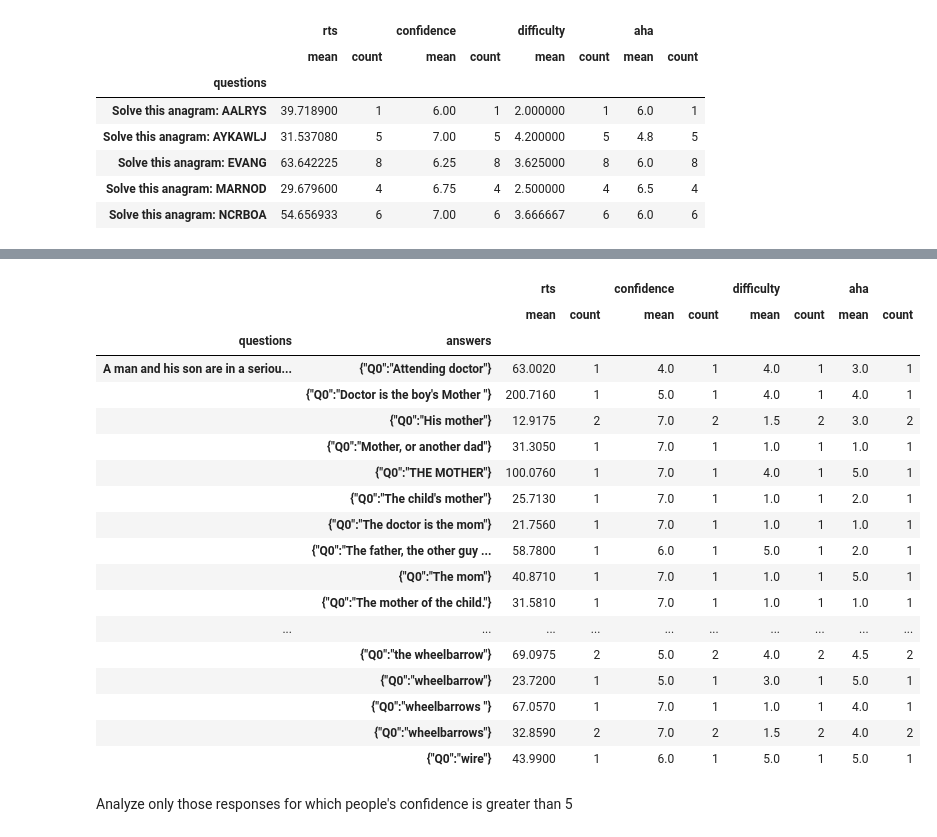
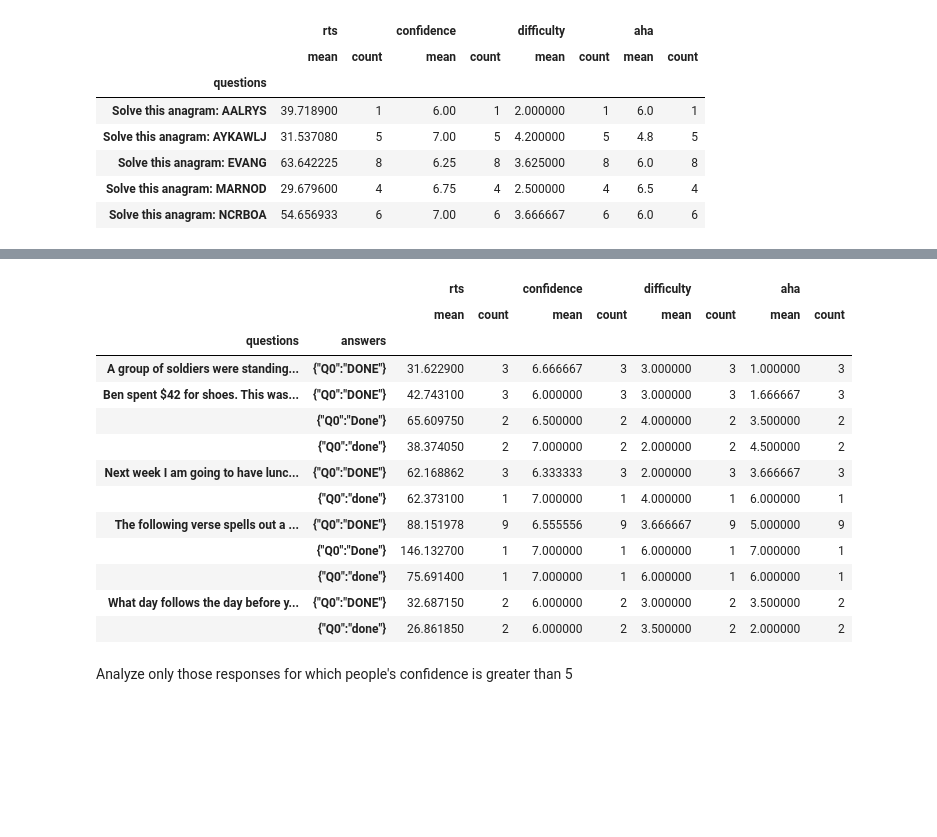
Before and after one commit to hermish/cocosci-research, a Jupyter notebook: analysis/probing_study/analysis.ipynb, the cells around one changed output, grey strips where cells are left out. Cells and saved outputs as stored; diff of their text form; code cells hidden in the pictures; blank space fills up the shorter version.

```diff
--- a/analysis/probing_study/analysis.ipynb
+++ b/analysis/probing_study/analysis.ipynb
@@ -253,28 +215,23 @@ df2
 # %%
 df1 = df_non_insight_filtered.groupby(['questions', 'answers'], as_index=False).agg(['mean', 'count'])
 df2 = df_insight_filtered.groupby(['questions', 'answers'], as_index=False).agg(['mean', 'count'])
 df3 = df_anagram_filtered.groupby(['questions'], as_index=False).agg(['mean', 'count'])
-df2
+df1
 # %% [output]
 |  |  | rts |  | confidence |  | difficulty |  | aha |  |
 |  |  | mean | count | mean | count | mean | count | mean | count |
 | questions | answers |  |  |  |  |  |  |  |  |
-| A man and his son are in a seriou... | {"Q0":"Attending doctor"} | 63.0020 | 1 | 4.0 | 1 | 4.0 | 1 | 3.0 | 1 |
-|  | {"Q0":"Doctor is the boy's Mother "} | 200.7160 | 1 | 5.0 | 1 | 4.0 | 1 | 4.0 | 1 |
-|  | {"Q0":"His mother"} | 12.9175 | 2 | 7.0 | 2 | 1.5 | 2 | 3.0 | 2 |
-|  | {"Q0":"Mother, or another dad"} | 31.3050 | 1 | 7.0 | 1 | 1.0 | 1 | 1.0 | 1 |
-|  | {"Q0":"THE MOTHER"} | 100.0760 | 1 | 7.0 | 1 | 4.0 | 1 | 5.0 | 1 |
-|  | {"Q0":"The child's mother"} | 25.7130 | 1 | 7.0 | 1 | 1.0 | 1 | 2.0 | 1 |
-|  | {"Q0":"The doctor is the mom"} | 21.7560 | 1 | 7.0 | 1 | 1.0 | 1 | 1.0 | 1 |
-|  | {"Q0":"The father, the other guy ... | 58.7800 | 1 | 6.0 | 1 | 5.0 | 1 | 2.0 | 1 |
-|  | {"Q0":"The mom"} | 40.8710 | 1 | 7.0 | 1 | 1.0 | 1 | 5.0 | 1 |
-|  | {"Q0":"The mother of the child."} | 31.5810 | 1 | 7.0 | 1 | 1.0 | 1 | 1.0 | 1 |
-| ... | ... | ... | ... | ... | ... | ... | ... | ... | ... |
-|  | {"Q0":"the wheelbarrow"} | 69.0975 | 2 | 5.0 | 2 | 4.0 | 2 | 4.5 | 2 |
-|  | {"Q0":"wheelbarrow"} | 23.7200 | 1 | 5.0 | 1 | 3.0 | 1 | 5.0 | 1 |
-|  | {"Q0":"wheelbarrows "} | 67.0570 | 1 | 7.0 | 1 | 1.0 | 1 | 4.0 | 1 |
-|  | {"Q0":"wheelbarrows"} | 32.8590 | 2 | 7.0 | 2 | 1.5 | 2 | 4.0 | 2 |
-|  | {"Q0":"wire"} | 43.9900 | 1 | 6.0 | 1 | 5.0 | 1 | 5.0 | 1 |
+| A group of soldiers were standing... | {"Q0":"DONE"} | 31.622900 | 3 | 6.666667 | 3 | 3.000000 | 3 | 1.000000 | 3 |
+| Ben spent $42 for shoes. This was... | {"Q0":"DONE"} | 42.743100 | 3 | 6.000000 | 3 | 3.000000 | 3 | 1.666667 | 3 |
+|  | {"Q0":"Done"} | 65.609750 | 2 | 6.500000 | 2 | 4.000000 | 2 | 3.500000 | 2 |
+|  | {"Q0":"done"} | 38.374050 | 2 | 7.000000 | 2 | 2.000000 | 2 | 4.500000 | 2 |
+| Next week I am going to have lunc... | {"Q0":"DONE"} | 62.168862 | 3 | 6.333333 | 3 | 2.000000 | 3 | 3.666667 | 3 |
+|  | {"Q0":"done"} | 62.373100 | 1 | 7.000000 | 1 | 4.000000 | 1 | 6.000000 | 1 |
+| The following verse spells out a ... | {"Q0":"DONE"} | 88.151978 | 9 | 6.555556 | 9 | 3.666667 | 9 | 5.000000 | 9 |
+|  | {"Q0":"Done"} | 146.132700 | 1 | 7.000000 | 1 | 6.000000 | 1 | 7.000000 | 1 |
+|  | {"Q0":"done"} | 75.691400 | 1 | 7.000000 | 1 | 6.000000 | 1 | 6.000000 | 1 |
+| What day follows the day before y... | {"Q0":"DONE"} | 32.687150 | 2 | 6.000000 | 2 | 3.000000 | 2 | 3.500000 | 2 |
+|  | {"Q0":"done"} | 26.861850 | 2 | 6.000000 | 2 | 3.500000 | 2 | 2.000000 | 2 |
 # %% [markdown]
 Analyze only those responses for which people's confidence is greater than 5
 # %%
```
Also changed, not shown: parts of 7 cells of this notebook, 28 other files.
